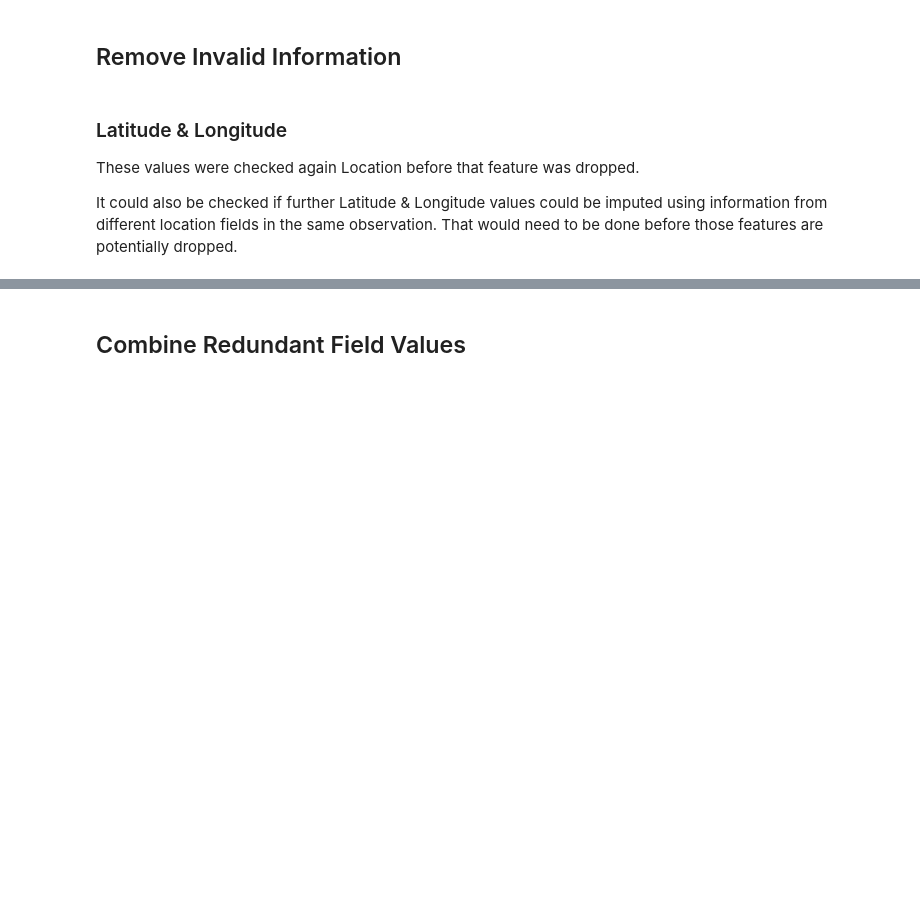
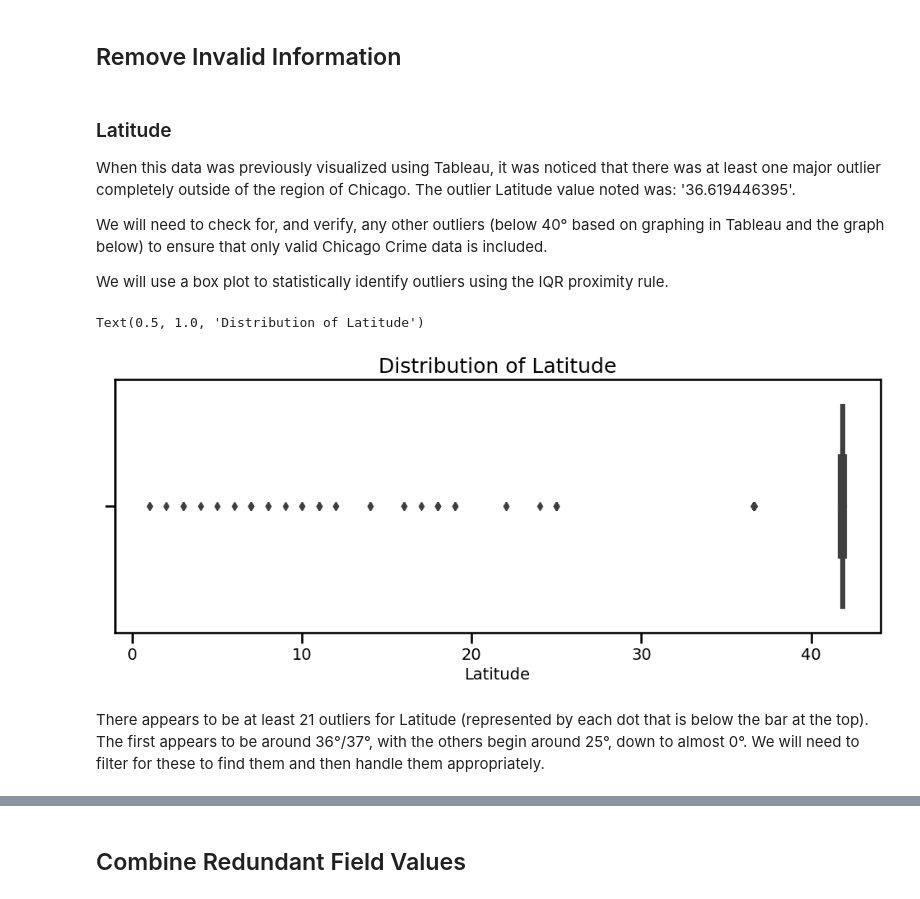
Before and after one commit to whitefreeze/Chicago-Crime-Data, a Jupyter notebook: Chicago-Crime-Data v2.1.ipynb, the cells around one changed output, grey strips where cells are left out. Cells and saved outputs as stored; diff of their text form; code cells hidden in the pictures; blank space fills up the shorter version.

Commit message:
discovered outliers in Latitude & Longitude features

```diff
--- a/Chicago-Crime-Data v2.1.ipynb
+++ b/Chicago-Crime-Data v2.1.ipynb
@@ -939,7 +939,9 @@ memory usage: 554.9+ MB
 # %% [markdown]
 ## Remove Invalid Information
 # %% [markdown]
-### Latitude & Longitude
-These values were checked again Location before that feature was dropped.
+### Latitude
+When this data was previously visualized using Tableau, it was noticed that there was at least one major outlier completely outside of the region of Chicago. The outlier Latitude value noted was: '36.619446395'.
 
-It could also be checked if further Latitude & Longitude values could be imputed using information from different location fields in the same observation. That would need to be done before those features are potentially dropped.
+We will need to check for, and verify, any other outliers (below 40° based on graphing in Tableau and the graph below) to ensure that only valid Chicago Crime data is included.
+
+We will use a box plot to statistically identify outliers using the IQR proximity rule.
@@ -951,3 +948,13 @@ It could also be checked if further Latitude & Longitude values could be imputed
 # %%
-# Need to filter out Latitude value '36.619446395'
-# Verify if any other values are below 40 (or otherwise out of range: Lat && Long)
+# box plot of Latitude
+ax = sns.boxplot(x='Latitude', data=df)
+
+# xtick, label, title
+plt.xticks(fontsize=14)
+plt.xlabel('Latitude', fontsize=14)
+plt.title('Distribution of Latitude', fontsize = 18)
+# %% [output]
+Text(0.5, 1.0, 'Distribution of Latitude')
+[figure, added]
+# %% [markdown]
+There appears to be at least 21 outliers for Latitude (represented by each dot that is below the bar at the top). The first appears to be around 36°/37°, with the others begin around 25°, down to almost 0°. We will need to filter for these to find them and then handle them appropriately.
```
Also changed, not shown: parts of 7 cells of this notebook.
